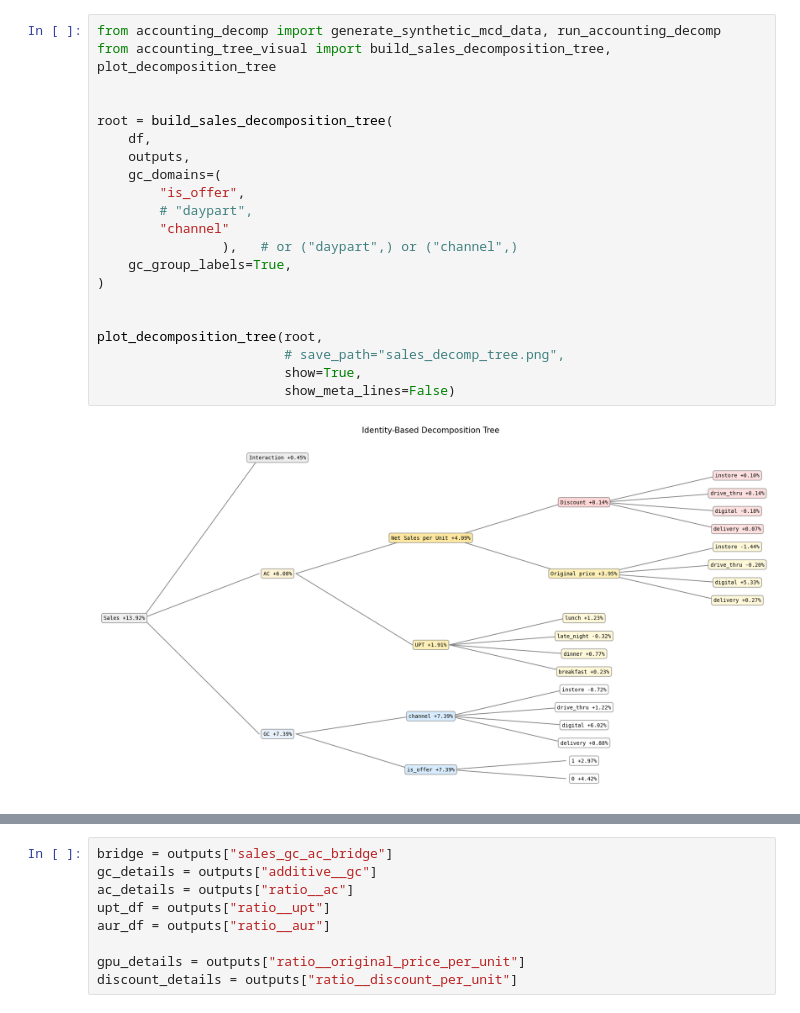
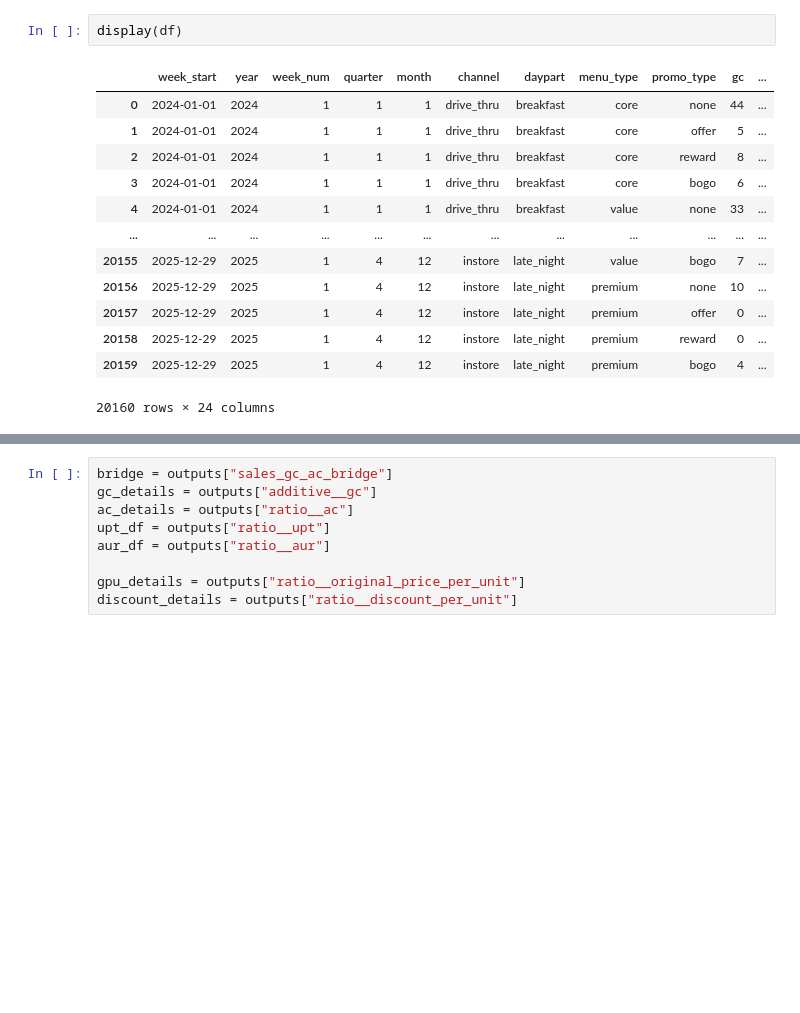
Before and after one commit to lucyq228/framework, a Jupyter notebook: accounting_based/accounting_based_analysis.ipynb, the cells around one changed output, grey strips where cells are left out. Saved outputs shown, nothing was run; the diff lists cells and outputs as text; blank space fills up the shorter version.

```diff
--- a/accounting_based/accounting_based_analysis.ipynb
+++ b/accounting_based/accounting_based_analysis.ipynb
@@ -58,23 +9,16 @@ outputs = run_accounting_decomp(
-# %%
-from accounting_decomp import generate_synthetic_mcd_data, run_accounting_decomp
-from accounting_tree_visual import build_sales_decomposition_tree, plot_decomposition_tree
-
-
-root = build_sales_decomposition_tree(
-    df,
-    outputs,
-    gc_domains=(
-        "is_offer",
-        # "daypart",
-        "channel"
-                ),   # or ("daypart",) or ("channel",)
-    gc_group_labels=True,
-)
-
-
-plot_decomposition_tree(root,
-                        # save_path="sales_decomp_tree.png",
-                        show=True,
-                        show_meta_lines=False)
-# %% [output]
-[figure, removed]
+# %%
+display(df)
+# %% [output]
+|  | week_start | year | week_num | quarter | month | channel | daypart | menu_type | promo_type | gc | ... |
+| 0 | 2024-01-01 | 2024 | 1 | 1 | 1 | drive_thru | breakfast | core | none | 44 | ... |
+| 1 | 2024-01-01 | 2024 | 1 | 1 | 1 | drive_thru | breakfast | core | offer | 5 | ... |
+| 2 | 2024-01-01 | 2024 | 1 | 1 | 1 | drive_thru | breakfast | core | reward | 8 | ... |
+| 3 | 2024-01-01 | 2024 | 1 | 1 | 1 | drive_thru | breakfast | core | bogo | 6 | ... |
+| 4 | 2024-01-01 | 2024 | 1 | 1 | 1 | drive_thru | breakfast | value | none | 33 | ... |
+| ... | ... | ... | ... | ... | ... | ... | ... | ... | ... | ... | ... |
+| 20155 | 2025-12-29 | 2025 | 1 | 4 | 12 | instore | late_night | value | bogo | 7 | ... |
+| 20156 | 2025-12-29 | 2025 | 1 | 4 | 12 | instore | late_night | premium | none | 10 | ... |
+| 20157 | 2025-12-29 | 2025 | 1 | 4 | 12 | instore | late_night | premium | offer | 0 | ... |
+| 20158 | 2025-12-29 | 2025 | 1 | 4 | 12 | instore | late_night | premium | reward | 0 | ... |
+| 20159 | 2025-12-29 | 2025 | 1 | 4 | 12 | instore | late_night | premium | bogo | 4 | ... |
+20160 rows × 24 columns
```
Also changed, not shown: parts of 12 cells of this notebook, 2 other files.
